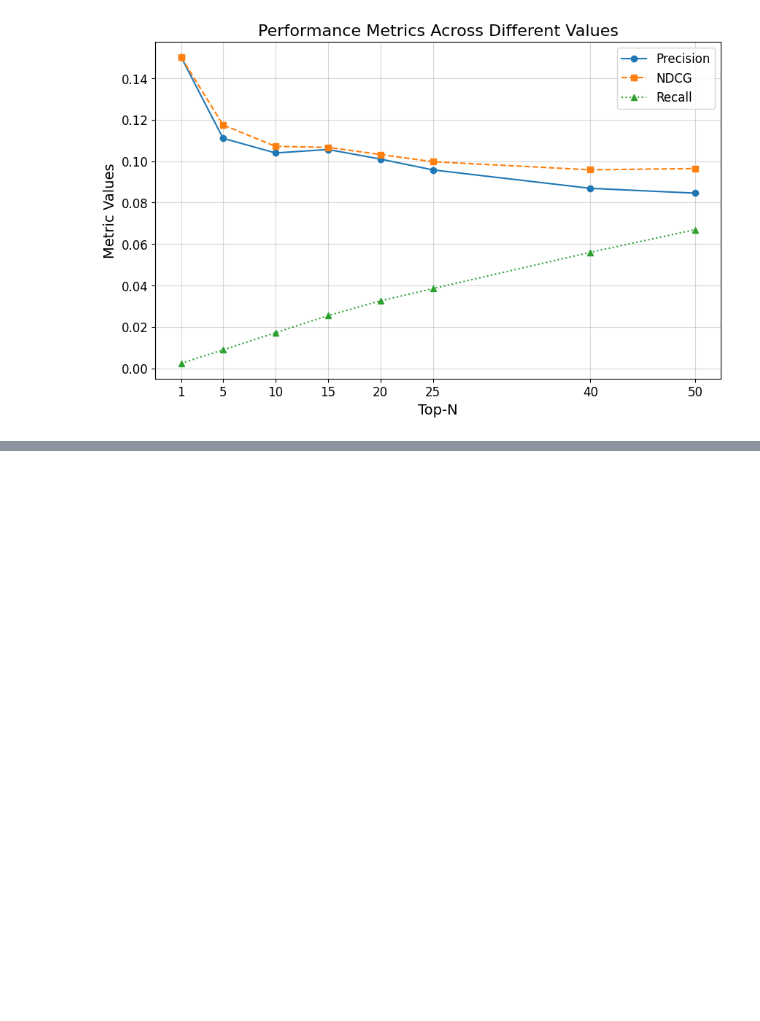
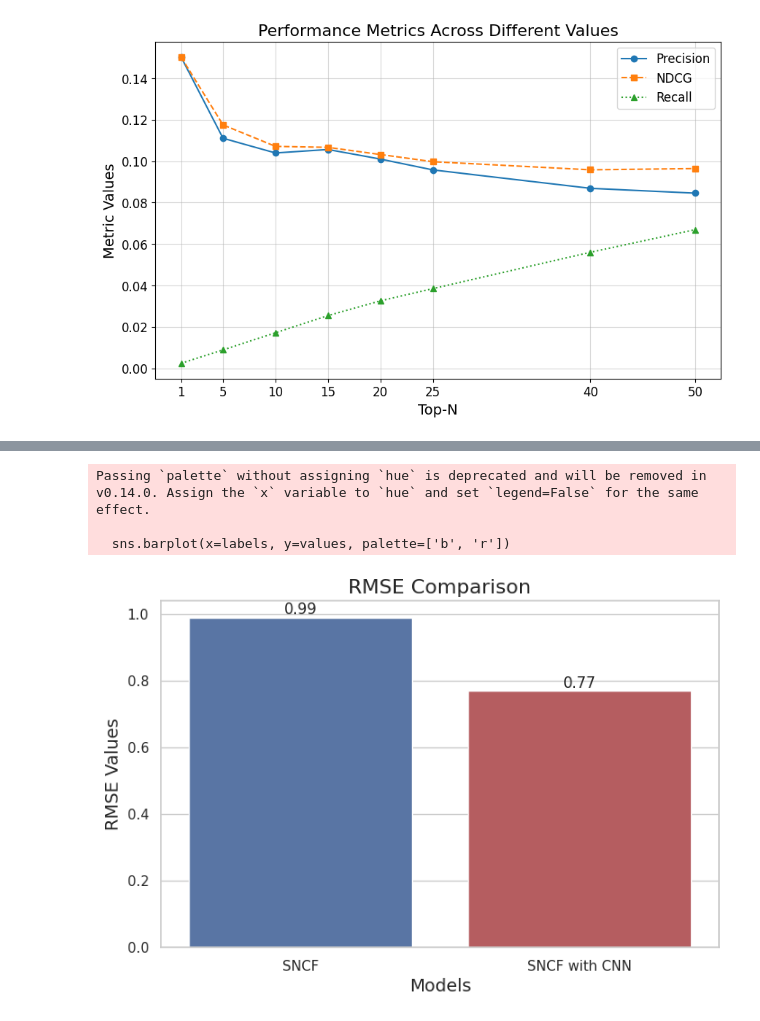
Before and after one commit to 1Tanmay6/hybrid-recommendation-system, a Jupyter notebook: cbf_result_graph.ipynb, the cells around one changed output, grey strips where cells are left out. Cells and saved outputs as stored; diff of their text form; code cells hidden in the pictures; blank space fills up the shorter version.

```diff
--- a/cbf_result_graph.ipynb
+++ b/cbf_result_graph.ipynb
@@ -56,0 +128,33 @@ plt.show()
+# %%
+import seaborn as sns
+import matplotlib.pyplot as plt
+
+# Data
+labels = ['SNCF',
+          'SNCF with CNN']
+# Replace with actual values
+values = [0.9910498802296513, 0.77]
+
+# Set the style
+sns.set(style="whitegrid")
+
+# Create the plot
+plt.figure(figsize=(8, 5))
+sns.barplot(x=labels, y=values, palette=['b', 'r'])
+
+# Add titles and labels
+plt.title("RMSE Comparison", fontsize=16)
+plt.xlabel("Models", fontsize=14)
+plt.ylabel("RMSE Values", fontsize=14)
+
+# Add value annotations on top of bars
+for i, v in enumerate(values):
+    plt.text(i, v + 0.01, f"{v:.2f}", ha='center', fontsize=12)
+
+# Show the plot
+plt.show()
+# %% [output]
+Passing `palette` without assigning `hue` is deprecated and will be removed in v0.14.0. Assign the `x` variable to `hue` and set `legend=False` for the same effect.
+
+  sns.barplot(x=labels, y=values, palette=['b', 'r'])
+[figure, added]
```
Also changed, not shown: parts of 5 cells of this notebook, 1 other file.
